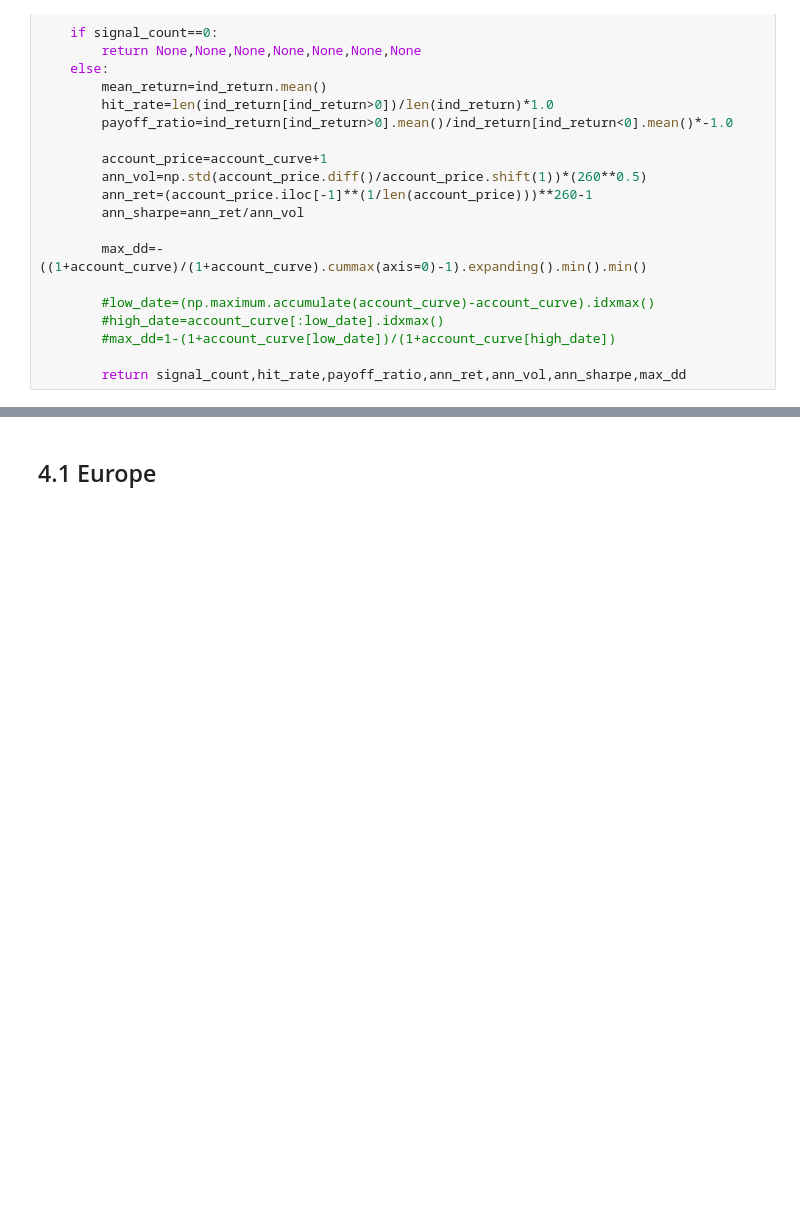
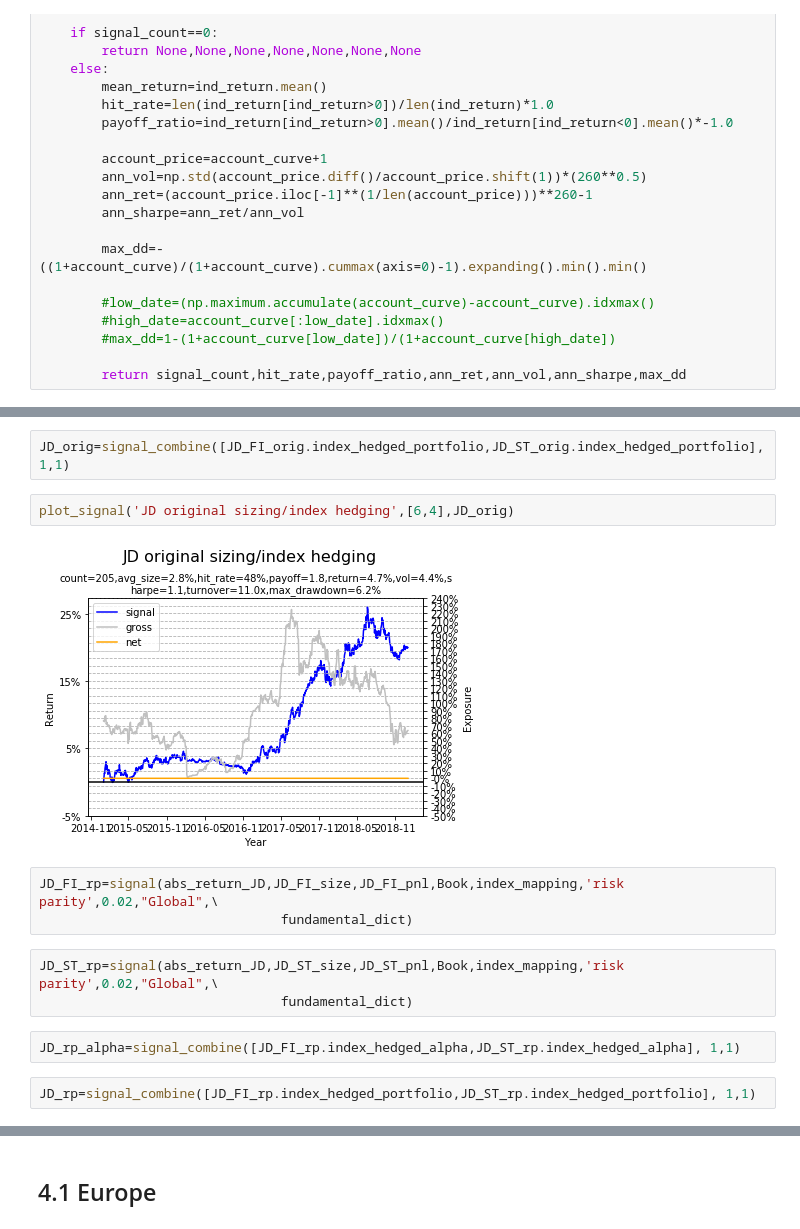
Before and after one commit to zliyclh/post_result, a Jupyter notebook: Center book.ipynb, the cells around one changed output, grey strips where cells are left out. Cells and saved outputs as stored; diff of their text form; blank space fills up the shorter version.

```diff
--- a/Center book.ipynb
+++ b/Center book.ipynb
@@ -623,0 +652,16 @@ class signal(object):
+# %%
+JD_orig=signal_combine([JD_FI_orig.index_hedged_portfolio,JD_ST_orig.index_hedged_portfolio], 1,1)
+# %%
+plot_signal('JD original sizing/index hedging',[6,4],JD_orig)
+# %% [output]
+[figure, added]
+# %%
+JD_FI_rp=signal(abs_return_JD,JD_FI_size,JD_FI_pnl,Book,index_mapping,'risk parity',0.02,"Global",\
+                               fundamental_dict)
+# %%
+JD_ST_rp=signal(abs_return_JD,JD_ST_size,JD_ST_pnl,Book,index_mapping,'risk parity',0.02,"Global",\
+                               fundamental_dict)
+# %%
+JD_rp_alpha=signal_combine([JD_FI_rp.index_hedged_alpha,JD_ST_rp.index_hedged_alpha], 1,1)
+# %%
+JD_rp=signal_combine([JD_FI_rp.index_hedged_portfolio,JD_ST_rp.index_hedged_portfolio], 1,1)
```
Also changed, not shown: parts of 133 cells of this notebook, 20 other files.
